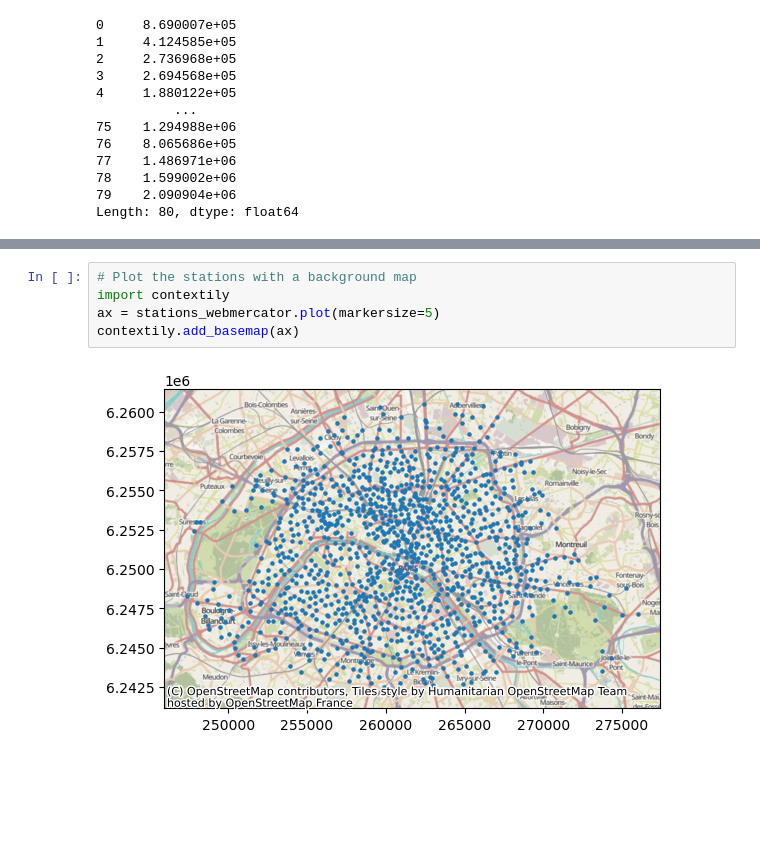
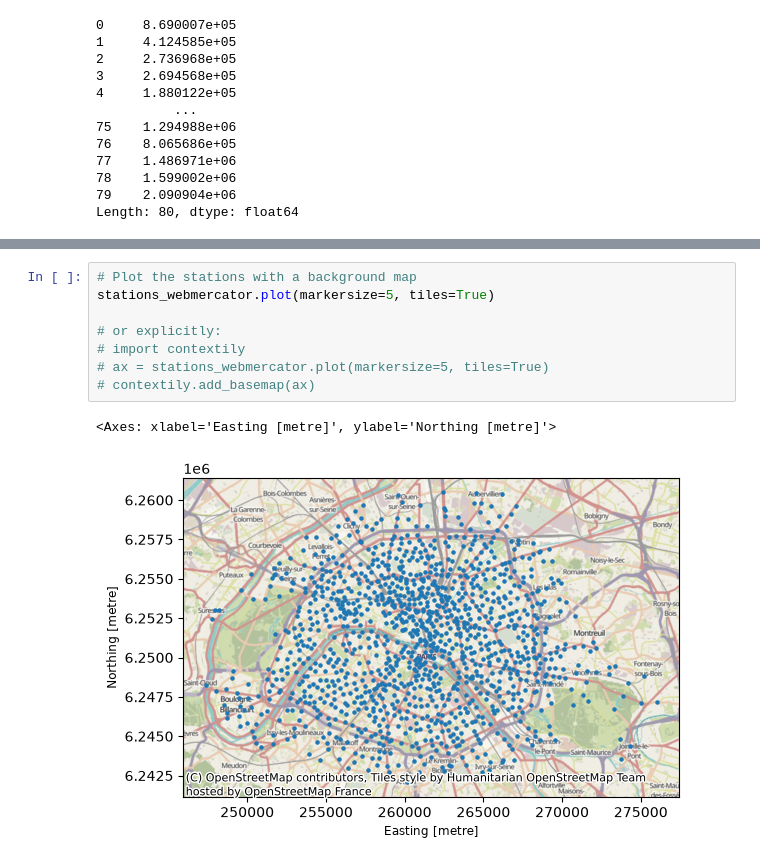
Before and after one commit to plovercode/course-python-geospatial, a Jupyter notebook: notebooks/03-coordinate-reference-systems.ipynb, the cells around one changed output, grey strips where cells are left out. Saved outputs shown, nothing was run; the diff lists cells and outputs as text; blank space fills up the shorter version.

```diff
--- a/notebooks/03-coordinate-reference-systems.ipynb
+++ b/notebooks/03-coordinate-reference-systems.ipynb
@@ -316,8 +311,12 @@ stations.head()
 | 4 | 43006 - MINIMES (VINCENNES) | 28 | 27 | POINT (2.43079 48.84149) |
 # %%
 # Plot the stations with a background map
-import contextily
-ax = stations_webmercator.plot(markersize=5)
-contextily.add_basemap(ax)
+stations_webmercator.plot(markersize=5, tiles=True)
+
+# or explicitly:
+# import contextily
+# ax = stations_webmercator.plot(markersize=5, tiles=True)
+# contextily.add_basemap(ax)
 # %% [output]
+<Axes: xlabel='Easting [metre]', ylabel='Northing [metre]'>
-[figure, old version]
+[figure, new version]
```
Also changed, not shown: parts of 6 cells of this notebook, 5 other files.
